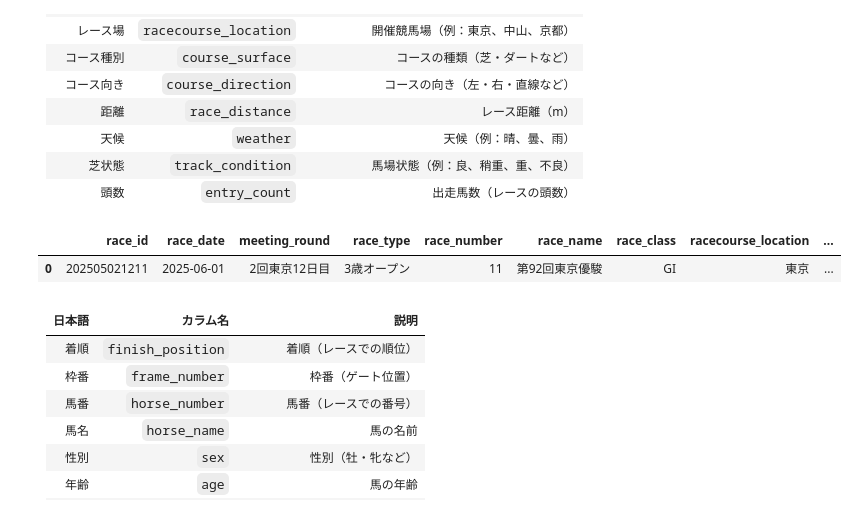
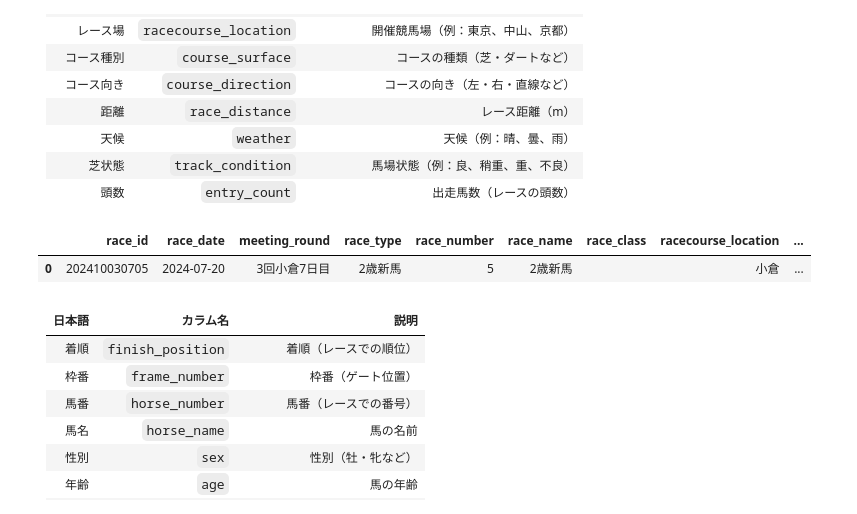
Before and after one commit to umeneru/keiba_ai, a Jupyter notebook: survey/01_data_scraping.ipynb, the cells around one changed output. Cells and saved outputs as stored; diff of their text form; code cells hidden in the pictures.

```diff
--- a/src/01_data_scraping.ipynb
+++ b/survey/01_data_scraping.ipynb
@@ -106,7 +106,7 @@ for raceId in raceId_list:
 # %% [markdown]
 ## レース情報のHTMLソースを取得する
 # %%
-RACE_ID = "202505021211"
+RACE_ID = "202410030705"
 RACE_URL = f"https://db.netkeiba.com/race/{RACE_ID}/"
 
 headers = {
@@ -114,7 +114,8 @@ headers = {
 }
 r = requests.get(RACE_URL, headers=headers)
 
-r.encoding = r.apparent_encoding # レスポンスのエンコーディングを設定
+# r.encoding = r.apparent_encoding # レスポンスのエンコーディングを設定
+r.encoding = 'euc_jp'
 
 raceinfo_html = r.text
 # print(raceinfo_html)
@@ -140,9 +141,9 @@ raceinfo_html = r.text
 soup = BeautifulSoup(raceinfo_html, "html.parser")
 
 # --- レース情報 DataFrame を作成 ---
-# race_id
-m = re.search(r"/race/(\d{12})/|get_race_result_horse_laptime\('(\d{12})'", raceinfo_html)
-race_id = next(g for g in m.groups() if g)
+# # race_id
+# m = re.search(r"/race/(\d{12})/|get_race_result_horse_laptime\('(\d{12})'", raceinfo_html)
+# race_id = next(g for g in m.groups() if g)
 
 # 開催日・開催回次・レースタイプ
 smalltxt = soup.select_one("p.smalltxt").get_text(" ", strip=True)
@@ -156,55 +157,67 @@ race_number = soup.select_one("dl.racedata dt").get_text(strip=True).replace("R"
 
 # レース名・クラス
 title_full = soup.select_one("dl.racedata h1").get_text(strip=True)
-race_class = re.search(r"\(([^)]+)\)", title_full).group(1)
+m_class = re.search(r"\(([^)]+)\)", title_full)
+race_class = m_class.group(1) if m_class else ""
 race_name  = re.sub(r"\([^)]*\)", "", title_full).strip()
 
 # 開催競馬場の場所（例：東京）
-racecourse_location = re.search(r"\d+回([^0-9]+?)\d+日", meeting_round).group(1)
+m_loc = re.search(r"\d+回([^0-9]+?)\d+日", meeting_round)
+racecourse_location = m_loc.group(1) if m_loc else ""
 
-# コース情報（例："芝左2400m" → surface="芝", direction="左", distance=2400）
-# dl.racedata 内の <span> テキストから最初のスラッシュ前を使う
+# コース情報
 span_txt = soup.select_one("dl.racedata span").get_text(" ", strip=True)
-course_segment = span_txt.split("/")[0].strip()  # "芝左2400m"
-cm = re.search(r"(芝|ダート)(左|右|直線)?(\d+)m", course_segment)
-course_surface   = cm.group(1)                        # "芝" または "ダート"
-course_direction = cm.group(2) or ""                   # "左" "右" "直線" のいずれか
-race_distance    = int(cm.group(3))                    # 数値部分（m）
+course_segment = span_txt.split("/")[0].strip()
 
-# 天候・芝状態
-weather         = re.search(r"天候\s*:\s*([^\s/]+)", span_txt).group(1)
-track_condition = re.search(r"芝\s*:\s*([^\s/]+)", span_txt).group(1)
+# コース表記の正規表現を改良（ダート・芝両対応、表記ゆれ対応）
+cm = re.search(r"(芝|ダ|ダート)(左|右|直線)?\s*(\d+)m", course_segment)
+if cm:
+    # 「ダ」は「ダート」に統一
+    surface = cm.group(1)
+    course_surface = "ダート" if surface in ["ダ", "ダート"] else "芝"
+    course_direction = cm.group(2) if cm.group(2) else ""
+    race_distance = int(cm.group(3))
+else:
+    course_surface = ""
+    course_direction = ""
+    race_distance = 0
+
+# 天候・馬場状態（芝・ダート両対応）
+m_weather = re.search(r"天候\s*:\s*([^\s/]+)", span_txt)
+weather = m_weather.group(1) if m_weather else ""
+m_track = re.search(r"(芝|ダート)\s*:\s*([^\s/]+)", span_txt)
+track_condition = m_track.group(2) if m_track else ""
 
 # 頭数（出走馬数）を取得
 race_table = soup.find("table", class_="race_table_01")
 entry_count = len(race_table.find_all("tr")) - 1 if race_table else 0  # ヘッダー行を除く
 
 
 # １行分の辞書を作って DataFrame に
 race_info = {
-    "race_id"               : race_id,
+    "race_id"               : RACE_ID,
     "race_date"             : race_date,
     "meeting_round"         : meeting_round,
     "race_type"             : race_type,
     "race_number"           : race_number,
     "race_name"             : race_name,
     "race_class"            : race_class,
     "racecourse_location"   : racecourse_location,
     "course_surface"        : course_surface,
     "course_direction"      : course_direction,
     "race_distance"         : race_distance,
     "weather"               : weather,
     "track_condition"       : track_condition,
     "entry_count"           : entry_count,
 }
 
 race_df = pd.DataFrame([race_info])
 pd.set_option('display.max_columns', None)
 
 race_df
 # %% [output]
 |  | race_id | race_date | meeting_round | race_type | race_number | race_name | race_class | racecourse_location | ... |
-| 0 | 202505021211 | 2025-06-01 | 2回東京12日目 | 3歳オープン | 11 | 第92回東京優駿 | GI | 東京 | ... |
+| 0 | 202410030705 | 2024-07-20 | 3回小倉7日目 | 2歳新馬 | 5 | 2歳新馬 |  | 小倉 | ... |
 # %% [markdown]
 | 日本語 | カラム名 | 説明                |
 | --- | ------------------- | ----------------- |
```
Also changed, not shown: parts of 3 cells of this notebook, 6 other files.
